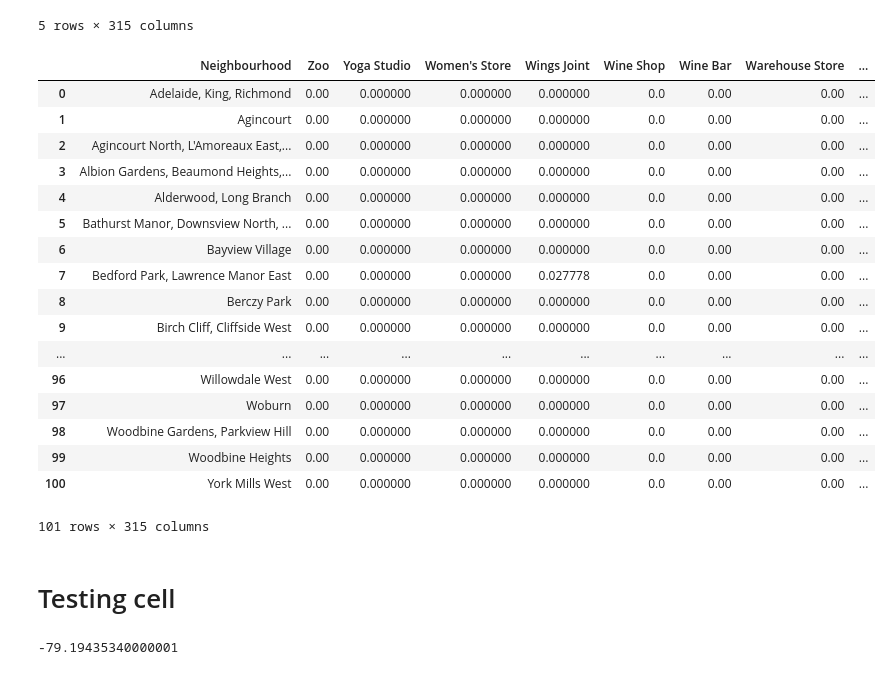
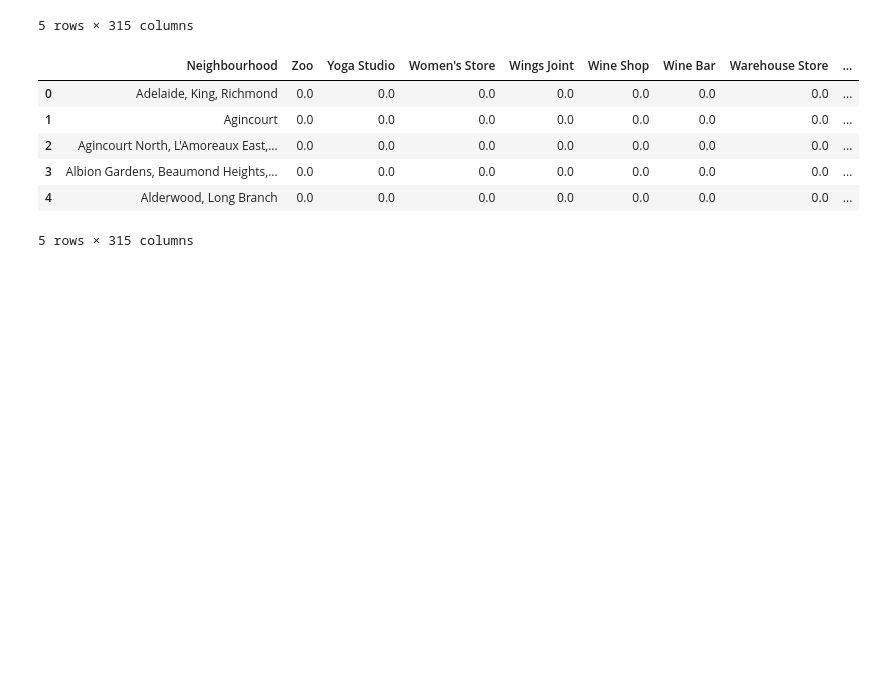
Before and after one commit to lgagne413/Coursera_Capstone, a Jupyter notebook: Coursera_Capstone_week3.ipynb, the cells around one changed output. Drawn from its saved outputs; the diff is of its cells as text; code cells hidden in the pictures; blank space fills up the shorter version.

```diff
--- a/Coursera_Capstone_week3.ipynb
+++ b/Coursera_Capstone_week3.ipynb
@@ -283,29 +285,13 @@ venuesdf3.head()
 | 4 | Rouge, Malvern | 0 | 0 | 0 | 0 | 0 | 0 | 0 | ... |
 5 rows × 315 columns
 # %%
-venuesdf3.groupby('Neighbourhood').mean().reset_index()
+andf = venuesdf3.groupby('Neighbourhood').mean().reset_index()
+andf.head()
 # %% [output]
 |  | Neighbourhood | Zoo | Yoga Studio | Women's Store | Wings Joint | Wine Shop | Wine Bar | Warehouse Store | ... |
-| 0 | Adelaide, King, Richmond | 0.00 | 0.000000 | 0.000000 | 0.000000 | 0.0 | 0.00 | 0.00 | ... |
-| 1 | Agincourt | 0.00 | 0.000000 | 0.000000 | 0.000000 | 0.0 | 0.00 | 0.00 | ... |
-| 2 | Agincourt North, L'Amoreaux East,... | 0.00 | 0.000000 | 0.000000 | 0.000000 | 0.0 | 0.00 | 0.00 | ... |
-| 3 | Albion Gardens, Beaumond Heights,... | 0.00 | 0.000000 | 0.000000 | 0.000000 | 0.0 | 0.00 | 0.00 | ... |
-| 4 | Alderwood, Long Branch | 0.00 | 0.000000 | 0.000000 | 0.000000 | 0.0 | 0.00 | 0.00 | ... |
-| 5 | Bathurst Manor, Downsview North, ... | 0.00 | 0.000000 | 0.000000 | 0.000000 | 0.0 | 0.00 | 0.00 | ... |
-| 6 | Bayview Village | 0.00 | 0.000000 | 0.000000 | 0.000000 | 0.0 | 0.00 | 0.00 | ... |
-| 7 | Bedford Park, Lawrence Manor East | 0.00 | 0.000000 | 0.000000 | 0.027778 | 0.0 | 0.00 | 0.00 | ... |
-| 8 | Berczy Park | 0.00 | 0.000000 | 0.000000 | 0.000000 | 0.0 | 0.00 | 0.00 | ... |
-| 9 | Birch Cliff, Cliffside West | 0.00 | 0.000000 | 0.000000 | 0.000000 | 0.0 | 0.00 | 0.00 | ... |
-| ... | ... | ... | ... | ... | ... | ... | ... | ... | ... |
-| 96 | Willowdale West | 0.00 | 0.000000 | 0.000000 | 0.000000 | 0.0 | 0.00 | 0.00 | ... |
-| 97 | Woburn | 0.00 | 0.000000 | 0.000000 | 0.000000 | 0.0 | 0.00 | 0.00 | ... |
-| 98 | Woodbine Gardens, Parkview Hill | 0.00 | 0.000000 | 0.000000 | 0.000000 | 0.0 | 0.00 | 0.00 | ... |
-| 99 | Woodbine Heights | 0.00 | 0.000000 | 0.000000 | 0.000000 | 0.0 | 0.00 | 0.00 | ... |
-| 100 | York Mills West | 0.00 | 0.000000 | 0.000000 | 0.000000 | 0.0 | 0.00 | 0.00 | ... |
+| 0 | Adelaide, King, Richmond | 0.0 | 0.0 | 0.0 | 0.0 | 0.0 | 0.0 | 0.0 | ... |
+| 1 | Agincourt | 0.0 | 0.0 | 0.0 | 0.0 | 0.0 | 0.0 | 0.0 | ... |
+| 2 | Agincourt North, L'Amoreaux East,... | 0.0 | 0.0 | 0.0 | 0.0 | 0.0 | 0.0 | 0.0 | ... |
+| 3 | Albion Gardens, Beaumond Heights,... | 0.0 | 0.0 | 0.0 | 0.0 | 0.0 | 0.0 | 0.0 | ... |
+| 4 | Alderwood, Long Branch | 0.0 | 0.0 | 0.0 | 0.0 | 0.0 | 0.0 | 0.0 | ... |
-101 rows × 315 columns
+5 rows × 315 columns
-# %% [markdown]
-# Testing cell
-# %%
-df3["Longitude"][0]
-# %% [output]
--79.19435340000001
```
Also changed, not shown: parts of 23 cells of this notebook.
